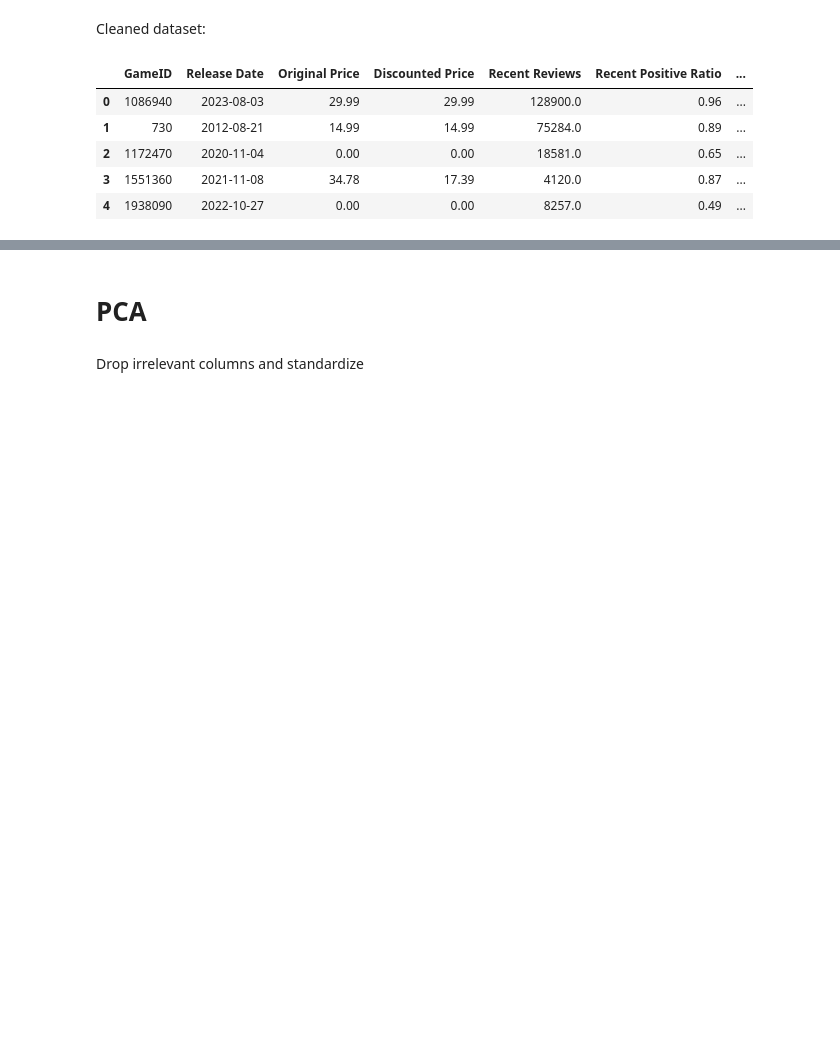
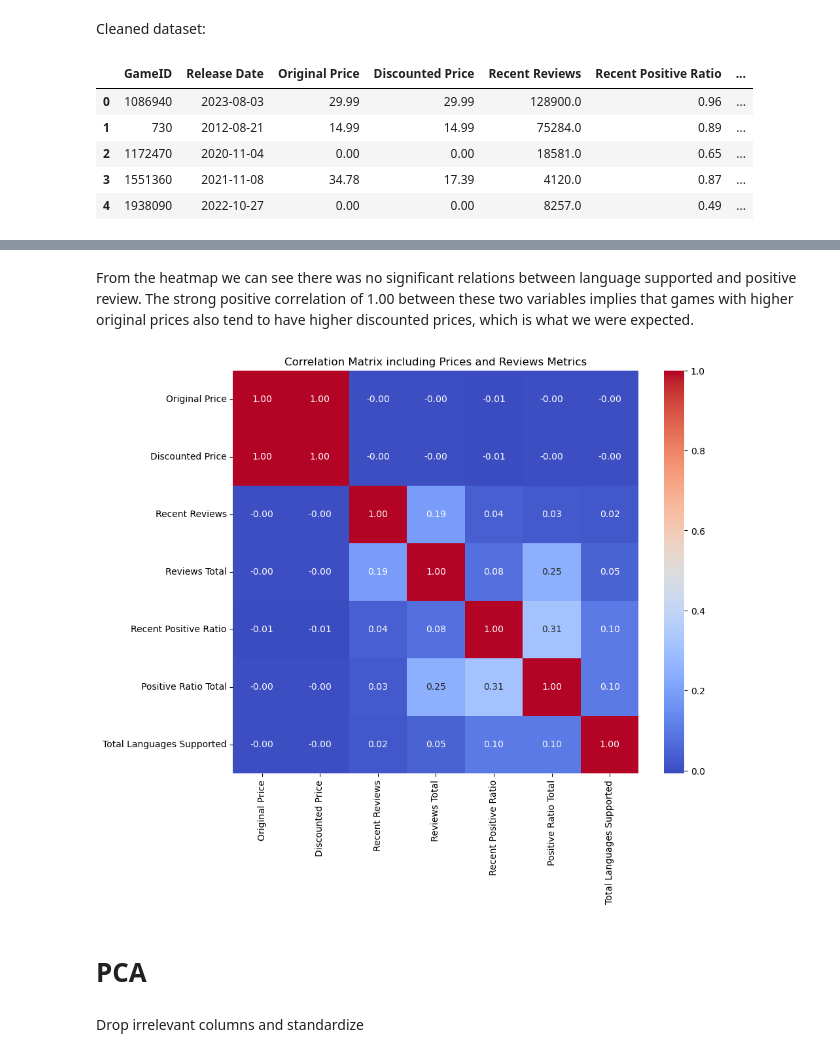
Before and after one commit to Aaron3963/COGS-118B-Project, a Jupyter notebook: FinalProject.ipynb, the cells around one changed output, grey strips where cells are left out. Cells and saved outputs as stored; diff of their text form; code cells hidden in the pictures; blank space fills up the shorter version.

```diff
--- a/FinalProject.ipynb
+++ b/FinalProject.ipynb
@@ -251,3 +277,21 @@ df.head()
+# %% [markdown]
+From the heatmap we can see there was no significant relations between language supported and positive review. The strong positive correlation of 1.00 between these two variables implies that games with higher original prices also tend to have higher discounted prices, which is what we were expected.
+# %%
+df['Total Languages Supported'] = df['OneHot Encoded Languages'].apply(lambda x: sum(x))
+
+variables_for_correlation = [
+    'Original Price', 'Discounted Price', 'Recent Reviews',
+    'Reviews Total', 'Recent Positive Ratio', 'Positive Ratio Total',
+    'Total Languages Supported'
+]
+
+correlation_matrix = df[variables_for_correlation].corr()
+plt.figure(figsize=(10, 8))
+sns.heatmap(correlation_matrix, annot=True, cmap='coolwarm', fmt=".2f")
+plt.title('Correlation Matrix including Prices and Reviews Metrics')
+plt.show()
+# %% [output]
+[figure, added]
 # %% [markdown]
 # PCA
 # %% [markdown]
```
Also changed, not shown: parts of 5 cells of this notebook.
